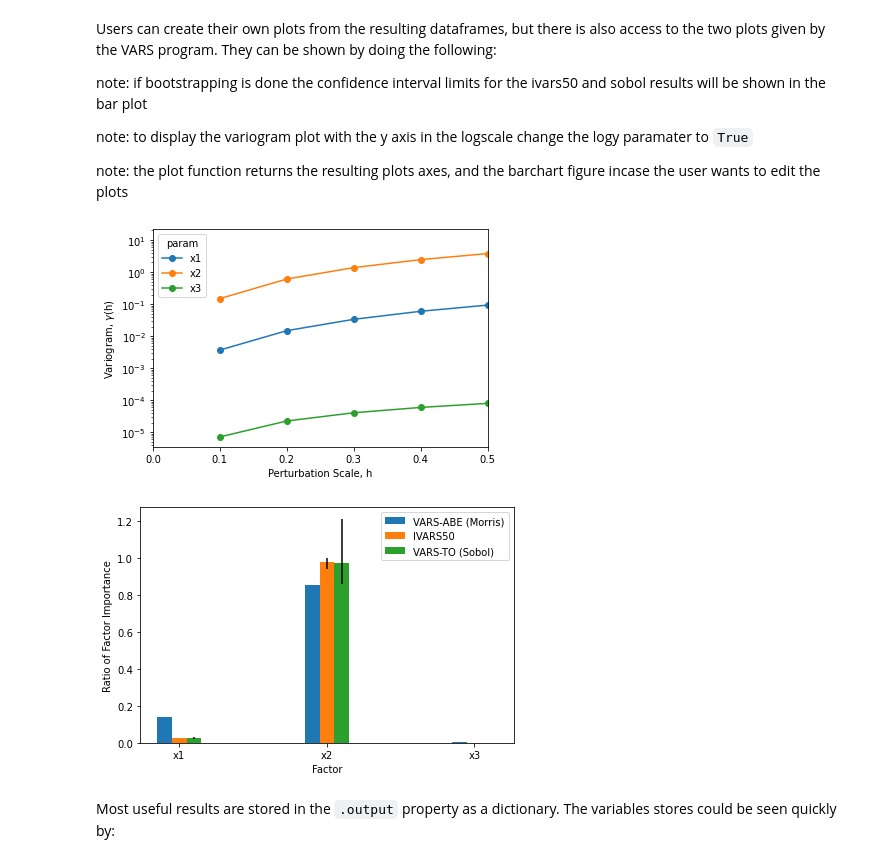
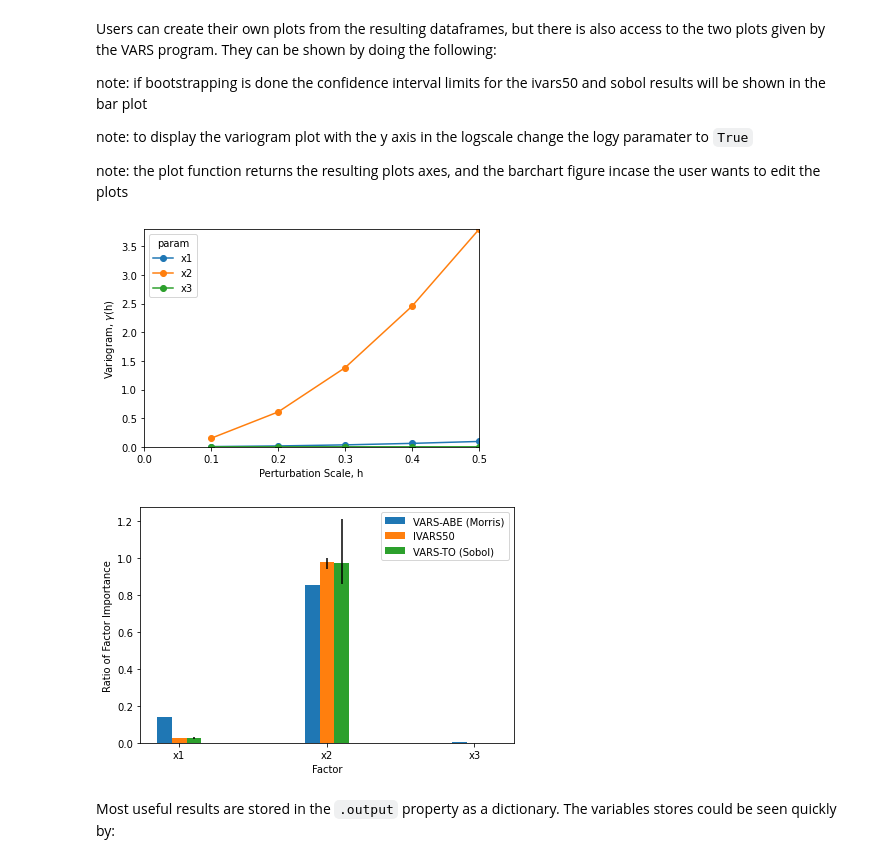
Before and after one commit to vars-tool/vars-tool, a Jupyter notebook: tutorial/QuickStart-Tutorial.ipynb, the cells around one changed output. Cells and saved outputs as stored; diff of their text form; code cells hidden in the pictures.

```diff
--- a/tutorial/QuickStart-Tutorial.ipynb
+++ b/tutorial/QuickStart-Tutorial.ipynb
@@ -218,9 +218,9 @@ note: to display the variogram plot with the y axis in the logscale change the l
 
 note: the plot function returns the resulting plots axes, and the barchart figure incase the user wants to edit the plots
 # %%
-varsax, barfig, barax = experiment_1.plot(logy=True)
+varsax, barfig, barax = experiment_1.plot(logy=False)
 # %% [output]
-[figure, old version]
+[figure, new version]
 [figure]
 # %% [markdown]
 Most useful results are stored in the `.output` property as a dictionary. The variables stores could be seen quickly by:
```
Also changed, not shown: parts of 3 cells of this notebook, 2 other files.
